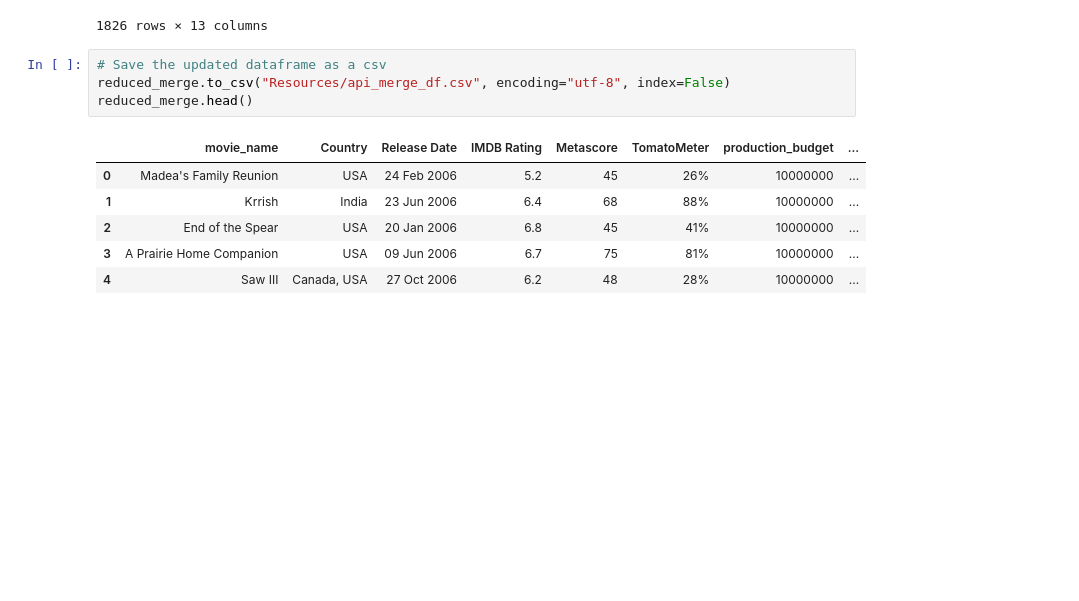
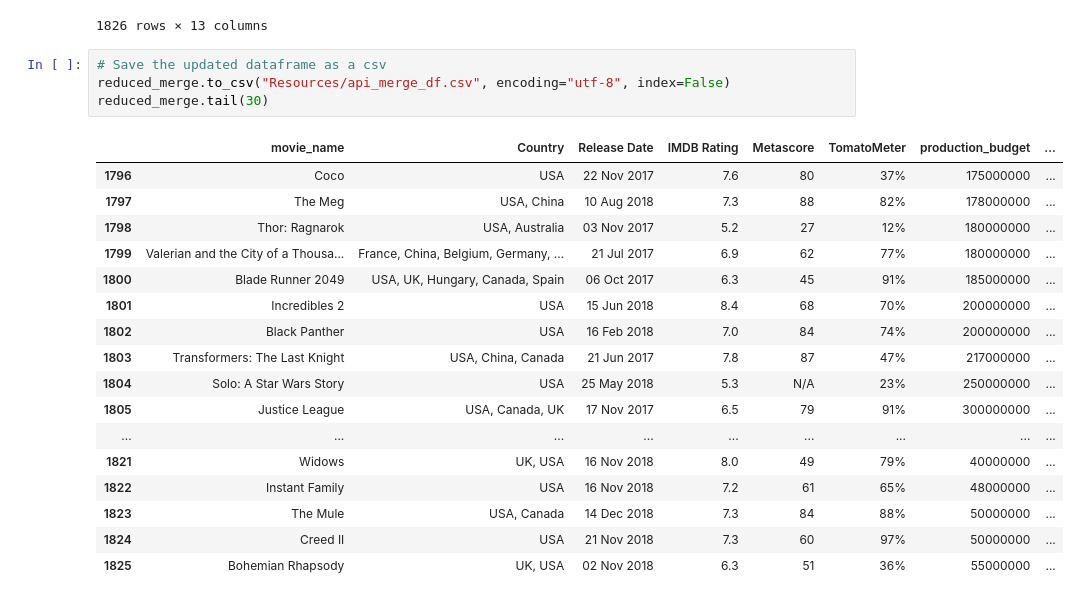
Before and after one commit to cspence001/Boxoffice_Project, a Jupyter notebook: main.ipynb, the cells around one changed output. Saved outputs shown, nothing was run; the diff lists cells and outputs as text; blank space fills up the shorter version.

```diff
--- a/main.ipynb
+++ b/main.ipynb
@@ -297,11 +297,22 @@ reduced_merge
 # %%
 # Save the updated dataframe as a csv
 reduced_merge.to_csv("Resources/api_merge_df.csv", encoding="utf-8", index=False)
-reduced_merge.head()
+reduced_merge.tail(30)
 # %% [output]
 |  | movie_name | Country | Release Date | IMDB Rating | Metascore | TomatoMeter | production_budget | ... |
-| 0 | Madea's Family Reunion | USA | 24 Feb 2006 | 5.2 | 45 | 26% | 10000000 | ... |
-| 1 | Krrish | India | 23 Jun 2006 | 6.4 | 68 | 88% | 10000000 | ... |
-| 2 | End of the Spear | USA | 20 Jan 2006 | 6.8 | 45 | 41% | 10000000 | ... |
-| 3 | A Prairie Home Companion | USA | 09 Jun 2006 | 6.7 | 75 | 81% | 10000000 | ... |
-| 4 | Saw III | Canada, USA | 27 Oct 2006 | 6.2 | 48 | 28% | 10000000 | ... |
+| 1796 | Coco | USA | 22 Nov 2017 | 7.6 | 80 | 37% | 175000000 | ... |
+| 1797 | The Meg | USA, China | 10 Aug 2018 | 7.3 | 88 | 82% | 178000000 | ... |
+| 1798 | Thor: Ragnarok | USA, Australia | 03 Nov 2017 | 5.2 | 27 | 12% | 180000000 | ... |
+| 1799 | Valerian and the City of a Thousa... | France, China, Belgium, Germany, ... | 21 Jul 2017 | 6.9 | 62 | 77% | 180000000 | ... |
+| 1800 | Blade Runner 2049 | USA, UK, Hungary, Canada, Spain | 06 Oct 2017 | 6.3 | 45 | 91% | 185000000 | ... |
+| 1801 | Incredibles 2 | USA | 15 Jun 2018 | 8.4 | 68 | 70% | 200000000 | ... |
+| 1802 | Black Panther | USA | 16 Feb 2018 | 7.0 | 84 | 74% | 200000000 | ... |
+| 1803 | Transformers: The Last Knight | USA, China, Canada | 21 Jun 2017 | 7.8 | 87 | 47% | 217000000 | ... |
+| 1804 | Solo: A Star Wars Story | USA | 25 May 2018 | 5.3 | N/A | 23% | 250000000 | ... |
+| 1805 | Justice League | USA, Canada, UK | 17 Nov 2017 | 6.5 | 79 | 91% | 300000000 | ... |
+| ... | ... | ... | ... | ... | ... | ... | ... | ... |
+| 1821 | Widows | UK, USA | 16 Nov 2018 | 8.0 | 49 | 79% | 40000000 | ... |
+| 1822 | Instant Family | USA | 16 Nov 2018 | 7.2 | 61 | 65% | 48000000 | ... |
+| 1823 | The Mule | USA, Canada | 14 Dec 2018 | 7.3 | 84 | 88% | 50000000 | ... |
+| 1824 | Creed II | USA | 21 Nov 2018 | 7.3 | 60 | 97% | 50000000 | ... |
+| 1825 | Bohemian Rhapsody | UK, USA | 02 Nov 2018 | 6.3 | 51 | 36% | 55000000 | ... |
```
Also changed, not shown: 1 other file.
